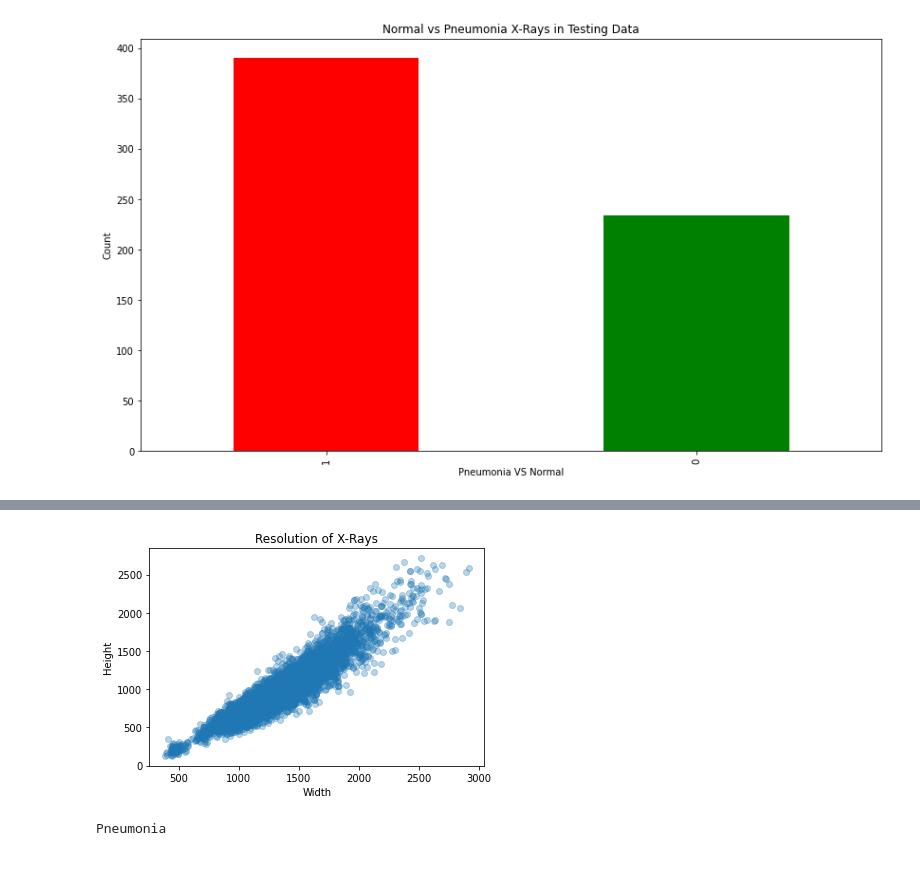
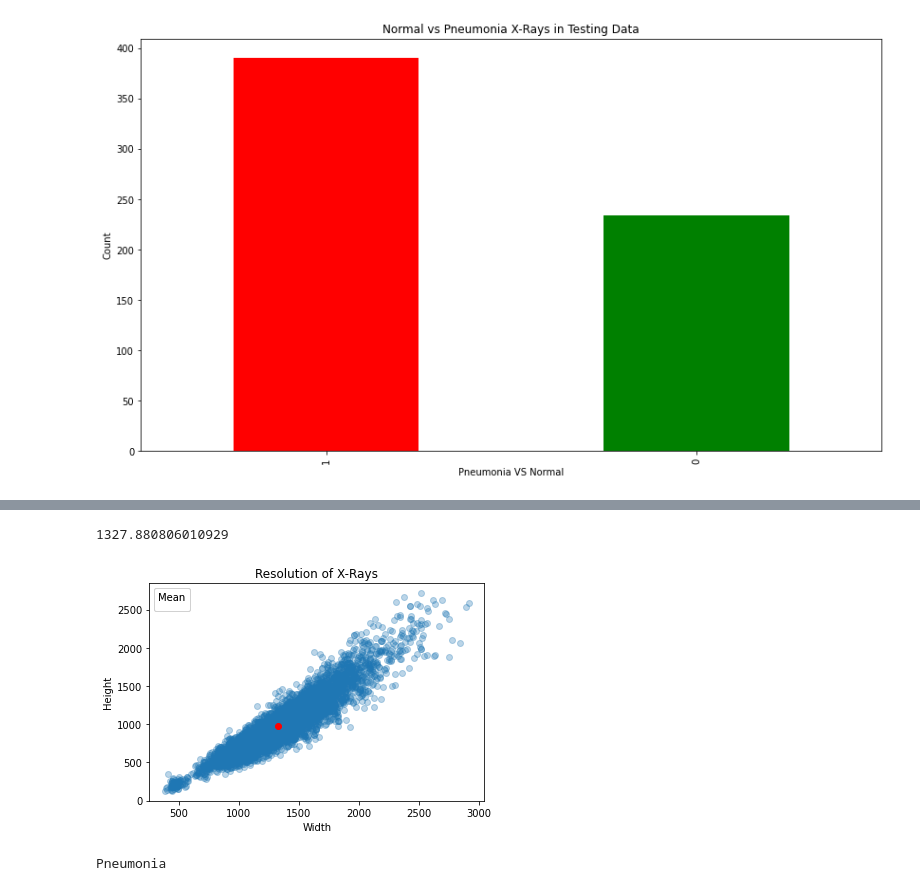
Before and after one commit to marmistead91/X-ray-Classification, a Jupyter notebook: Working Notebook.ipynb, the cells around one changed output, grey strips where cells are left out. Saved outputs shown, nothing was run; the diff lists cells and outputs as text; code cells hidden in the pictures.

Commit message:
EDA graphs

```diff
--- a/Working Notebook.ipynb
+++ b/Working Notebook.ipynb
@@ -181,13 +193,22 @@ wh_data.rename(columns = {0:'Width', 1:'Height'}, inplace = True)
+# %%
+wh_data['Width'].mean()
+# %% [output]
+1327.880806010929
 # %%
 # plot width and height of images
 fig= plt.figure()
-plt.scatter(wh_data['Width'], wh_data['Height'], alpha = .3)
-plt.title('Resolution of X-Rays')
-plt.xlabel('Width')
-plt.ylabel('Height')
+ax = fig.add_subplot(111)
+whole = ax.scatter(wh_data['Width'], wh_data['Height'], alpha = .3)
+mean = ax.scatter(wh_data['Width'].mean(), wh_data['Height'].mean(), c = 'red')
+ax.set_title('Resolution of X-Rays')
+ax.set_xlabel('Width')
+ax.set_ylabel('Height')
+legend1 = ax.legend(*mean.legend_elements(prop = 'colors'),
+                    loc="upper left", title="Mean")
+ax.add_artist(legend1)
 plt.show()
 # %% [output]
-[figure, old version]
+[figure, new version]
 # %%
 print("Pneumonia")
 multipleImages = glob.glob('chest_xray/train/PNEUMONIA/**')
```
Also changed, not shown: parts of 3 cells of this notebook, 1 other file.
